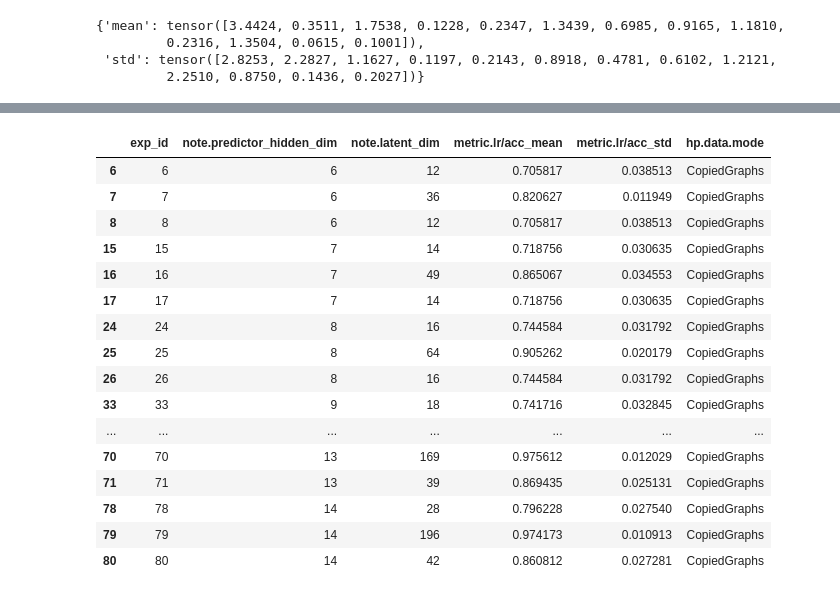
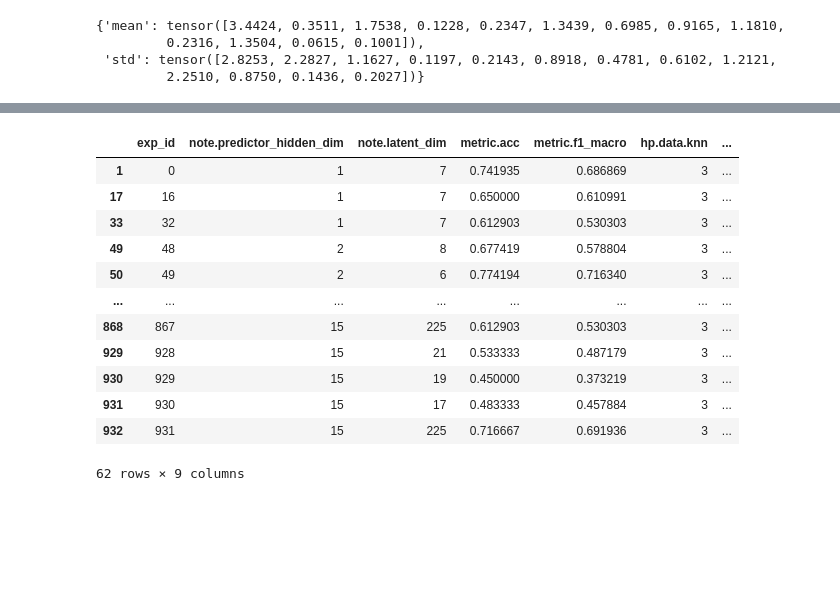
Before and after one commit to NEurosgen/jepa-spines, a Jupyter notebook: Untitled-1.ipynb, the cells around one changed output, grey strips where cells are left out. Saved outputs shown, nothing was run; the diff lists cells and outputs as text; code cells hidden in the pictures; blank space fills up the shorter version.

```diff
--- a/Untitled-1.ipynb
+++ b/Untitled-1.ipynb
@@ -706,7 +927,7 @@ compute_feature_stats(graph_set)
 import pandas as pd
 
 # JSON Lines -> ставим lines=True
-df = pd.read_json("experiments/results.jsonl", lines=True)
+df = pd.read_json("experiments/results_1.jsonl", lines=True)
 
 df.head()    # весь файл
 # %% [output]
@@ -752,5 +973,9 @@ Index(['exp_id', 'note.latent_rule', 'note.predictor_hidden_dim',
       dtype='object')
 # %%
-data_exp = out[['exp_id','note.predictor_hidden_dim','note.latent_dim','metric.lr/acc_mean','metric.lr/acc_std','hp.data.mode']]
+data_exp = out[['exp_id','note.predictor_hidden_dim','note.latent_dim','metric.acc','metric.f1_macro','hp.data.knn','hp.data.mode','hp.trainer.max_epochs','hp.model.lr']]
 # %%
-data_exp
+import numpy as np
+data_exp = data_exp[
+    (data_exp['hp.trainer.max_epochs'] == 10) &
+    np.isclose(data_exp['hp.model.lr'], 1e-2) &(data_exp['hp.data.knn'] == 3)
+]
@@ -771,21 +982,17 @@ data_exp
 # %%
-data_exp[data_exp['hp.data.mode'] == 'CopiedGraphs']
+data_exp
 # %% [output]
-|  | exp_id | note.predictor_hidden_dim | note.latent_dim | metric.lr/acc_mean | metric.lr/acc_std | hp.data.mode |
-| 6 | 6 | 6 | 12 | 0.705817 | 0.038513 | CopiedGraphs |
-| 7 | 7 | 6 | 36 | 0.820627 | 0.011949 | CopiedGraphs |
-| 8 | 8 | 6 | 12 | 0.705817 | 0.038513 | CopiedGraphs |
-| 15 | 15 | 7 | 14 | 0.718756 | 0.030635 | CopiedGraphs |
-| 16 | 16 | 7 | 49 | 0.865067 | 0.034553 | CopiedGraphs |
-| 17 | 17 | 7 | 14 | 0.718756 | 0.030635 | CopiedGraphs |
-| 24 | 24 | 8 | 16 | 0.744584 | 0.031792 | CopiedGraphs |
-| 25 | 25 | 8 | 64 | 0.905262 | 0.020179 | CopiedGraphs |
-| 26 | 26 | 8 | 16 | 0.744584 | 0.031792 | CopiedGraphs |
-| 33 | 33 | 9 | 18 | 0.741716 | 0.032845 | CopiedGraphs |
-| ... | ... | ... | ... | ... | ... | ... |
-| 70 | 70 | 13 | 169 | 0.975612 | 0.012029 | CopiedGraphs |
-| 71 | 71 | 13 | 39 | 0.869435 | 0.025131 | CopiedGraphs |
-| 78 | 78 | 14 | 28 | 0.796228 | 0.027540 | CopiedGraphs |
-| 79 | 79 | 14 | 196 | 0.974173 | 0.010913 | CopiedGraphs |
-| 80 | 80 | 14 | 42 | 0.860812 | 0.027281 | CopiedGraphs |
+|  | exp_id | note.predictor_hidden_dim | note.latent_dim | metric.acc | metric.f1_macro | hp.data.knn | ... |
+| 1 | 0 | 1 | 7 | 0.741935 | 0.686869 | 3 | ... |
+| 17 | 16 | 1 | 7 | 0.650000 | 0.610991 | 3 | ... |
+| 33 | 32 | 1 | 7 | 0.612903 | 0.530303 | 3 | ... |
+| 49 | 48 | 2 | 8 | 0.677419 | 0.578804 | 3 | ... |
+| 50 | 49 | 2 | 6 | 0.774194 | 0.716340 | 3 | ... |
+| ... | ... | ... | ... | ... | ... | ... | ... |
+| 868 | 867 | 15 | 225 | 0.612903 | 0.530303 | 3 | ... |
+| 929 | 928 | 15 | 21 | 0.533333 | 0.487179 | 3 | ... |
+| 930 | 929 | 15 | 19 | 0.450000 | 0.373219 | 3 | ... |
+| 931 | 930 | 15 | 17 | 0.483333 | 0.457884 | 3 | ... |
+| 932 | 931 | 15 | 225 | 0.716667 | 0.691936 | 3 | ... |
+62 rows × 9 columns
 # %%
```
Also changed, not shown: parts of 56 cells of this notebook, 15 other files.
